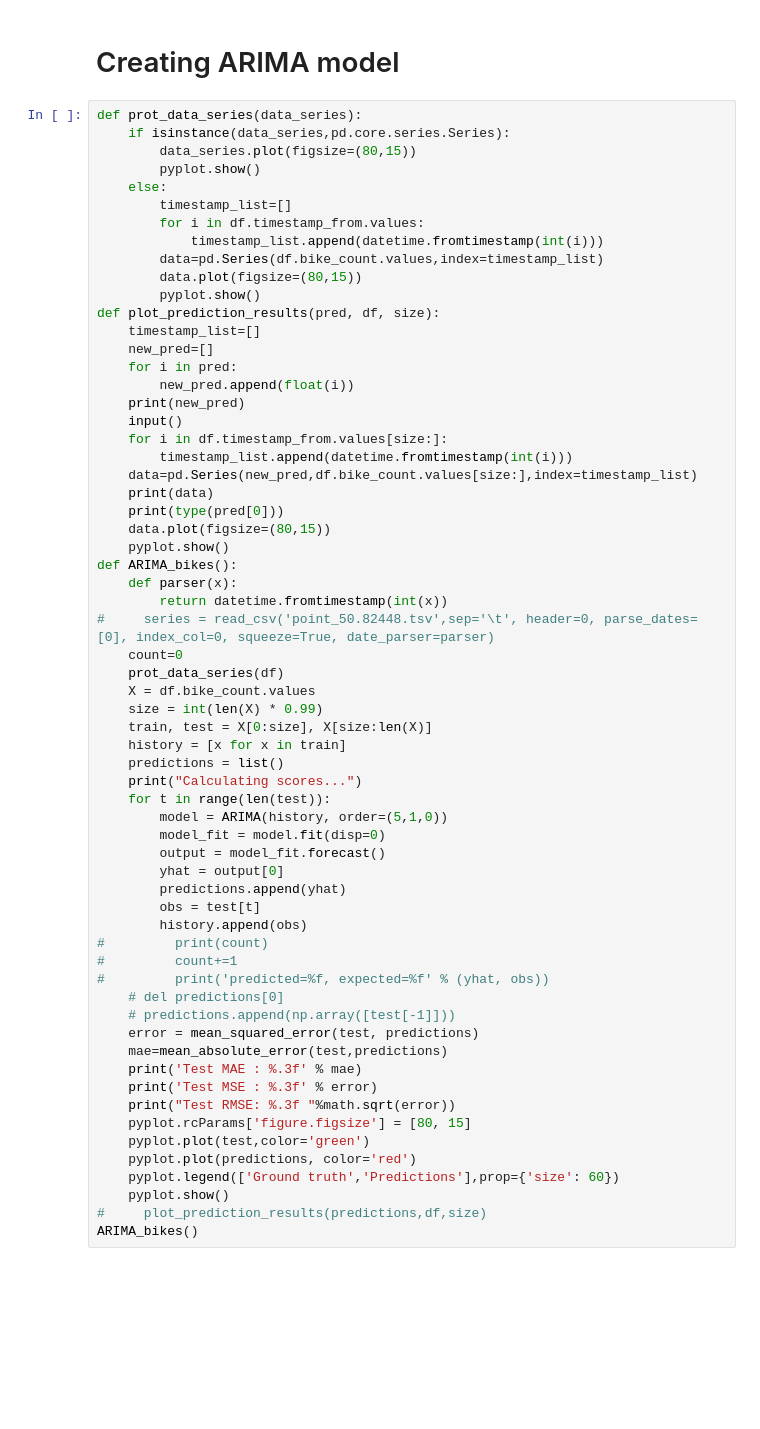
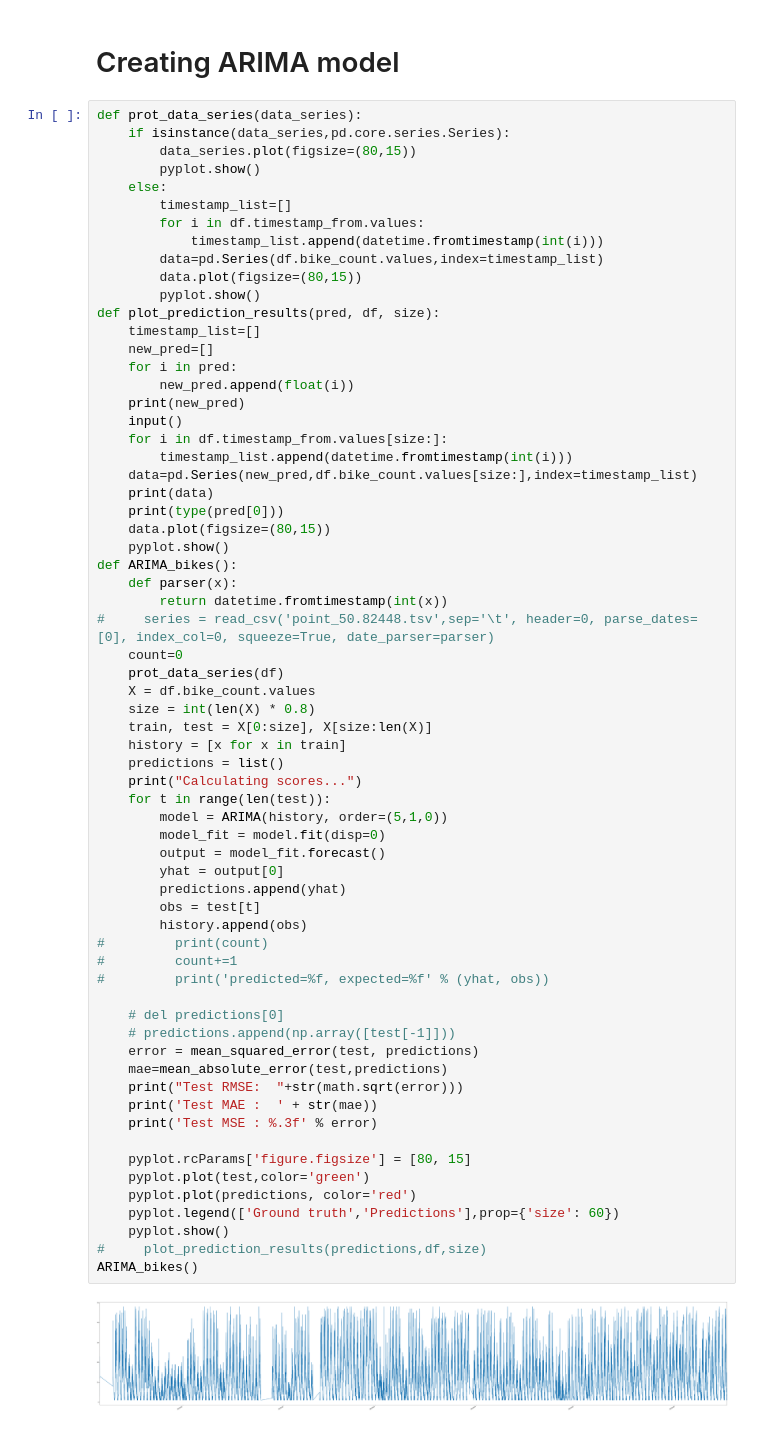
Before and after one commit to vandenbroucke/BRUBIKE, a Jupyter notebook: prediction/Predicting_Traffic_ARIMA_RNN_models.ipynb, the cells around one changed output. Drawn from its saved outputs; the diff is of its cells as text; blank space fills up the shorter version.

Commit message:
Savind ARIMA notebook with graphs

```diff
--- a/prediction/Predicting_Traffic_ARIMA_RNN_models.ipynb
+++ b/prediction/Predicting_Traffic_ARIMA_RNN_models.ipynb
@@ -253,33 +271,37 @@ def ARIMA_bikes():
     count=0
     prot_data_series(df)
     X = df.bike_count.values
-    size = int(len(X) * 0.99)
+    size = int(len(X) * 0.8)
     train, test = X[0:size], X[size:len(X)]
     history = [x for x in train]
     predictions = list()
     print("Calculating scores...")
     for t in range(len(test)):
         model = ARIMA(history, order=(5,1,0))
         model_fit = model.fit(disp=0)
         output = model_fit.forecast()
         yhat = output[0]
         predictions.append(yhat)
         obs = test[t]
         history.append(obs)
 #         print(count)
 #         count+=1
 #         print('predicted=%f, expected=%f' % (yhat, obs))
+
     # del predictions[0]
     # predictions.append(np.array([test[-1]]))
     error = mean_squared_error(test, predictions)
     mae=mean_absolute_error(test,predictions)
-    print('Test MAE : %.3f' % mae)
+    print("Test RMSE:  "+str(math.sqrt(error)))
+    print('Test MAE :  ' + str(mae))
     print('Test MSE : %.3f' % error)
-    print("Test RMSE: %.3f "%math.sqrt(error))
+
     pyplot.rcParams['figure.figsize'] = [80, 15]
     pyplot.plot(test,color='green')
     pyplot.plot(predictions, color='red')
     pyplot.legend(['Ground truth','Predictions'],prop={'size': 60})
     pyplot.show()
 #     plot_prediction_results(predictions,df,size)
 ARIMA_bikes()
+# %% [output]
+[figure, added]
```
Also changed, not shown: parts of 6 cells of this notebook.
